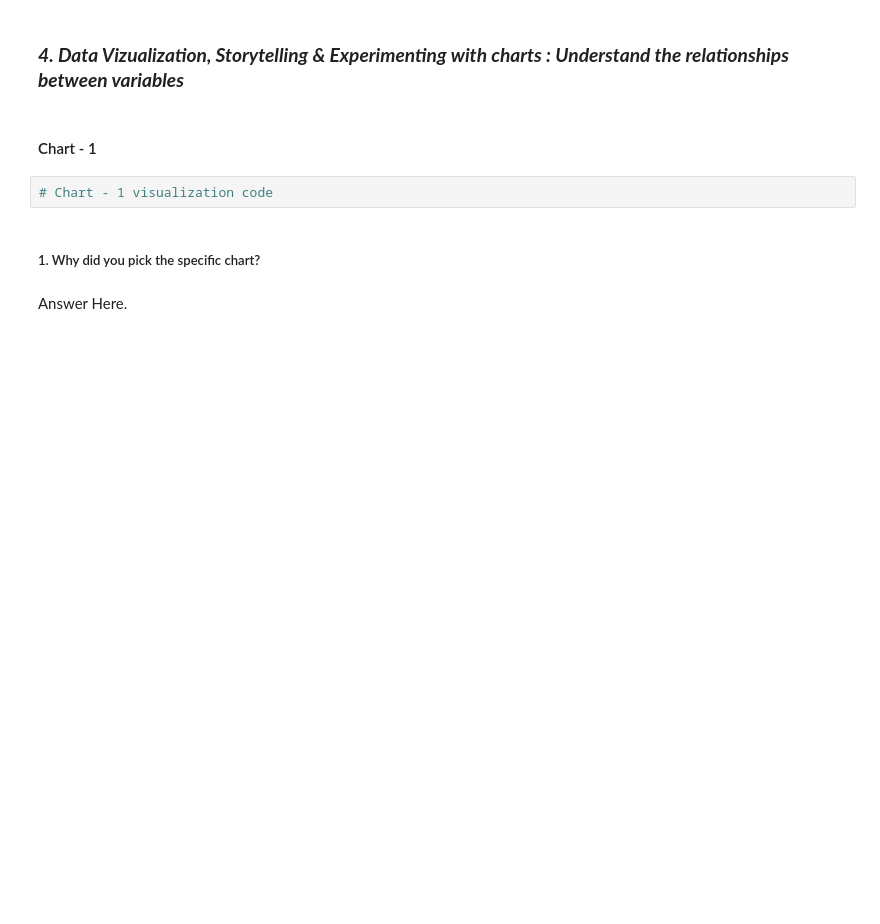
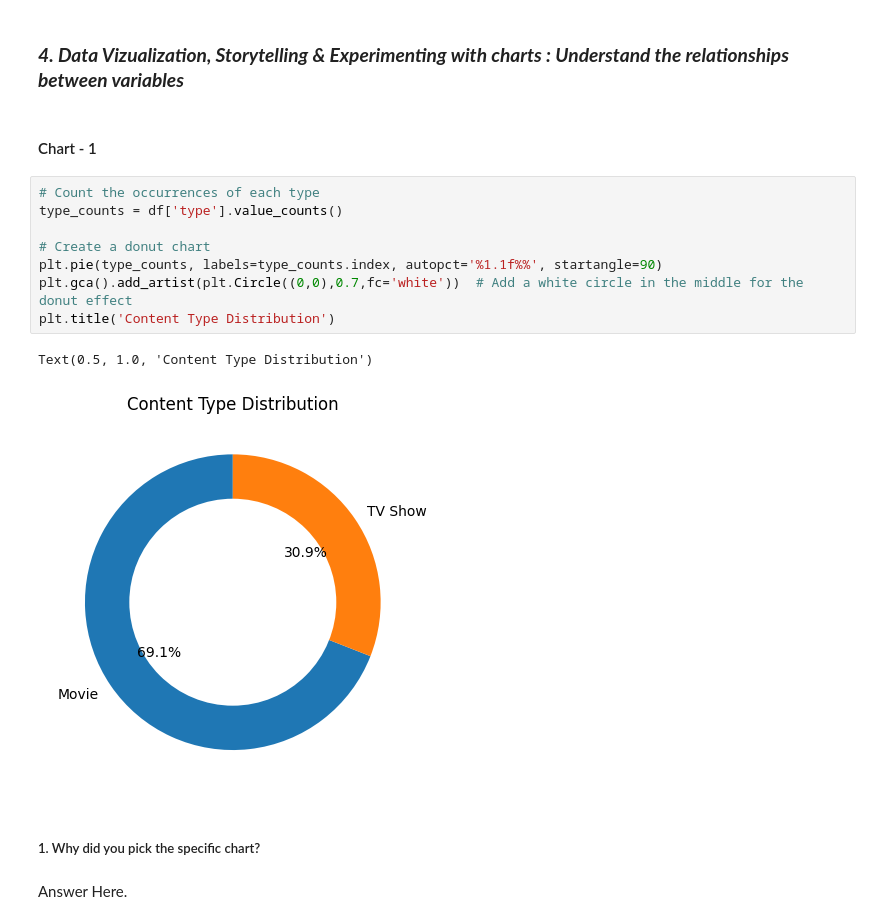
Before and after one commit to DeepanshuThakur06/Netflix_movies_and_TV-shows_clustering, a Jupyter notebook: Netflix_Movies_and_TV_Shows_Clustering.ipynb, the cells around one changed output. Saved outputs shown, nothing was run; the diff lists cells and outputs as text; blank space fills up the shorter version.

```diff
--- a/Netflix_Movies_and_TV_Shows_Clustering.ipynb
+++ b/Netflix_Movies_and_TV_Shows_Clustering.ipynb
@@ -261,8 +274,17 @@ Answer Here.
 ### ***4. Data Vizualization, Storytelling & Experimenting with charts : Understand the relationships between variables***
 # %% [markdown]
 #### Chart - 1
-# %%
-# Chart - 1 visualization code
+# %%
+# Count the occurrences of each type
+type_counts = df['type'].value_counts()
+
+# Create a donut chart
+plt.pie(type_counts, labels=type_counts.index, autopct='%1.1f%%', startangle=90)
+plt.gca().add_artist(plt.Circle((0,0),0.7,fc='white'))  # Add a white circle in the middle for the donut effect
+plt.title('Content Type Distribution')
+# %% [output]
+Text(0.5, 1.0, 'Content Type Distribution')
+[figure, added]
 # %% [markdown]
 ##### 1. Why did you pick the specific chart?
 # %% [markdown]
```
Also changed, not shown: parts of 12 cells of this notebook.
